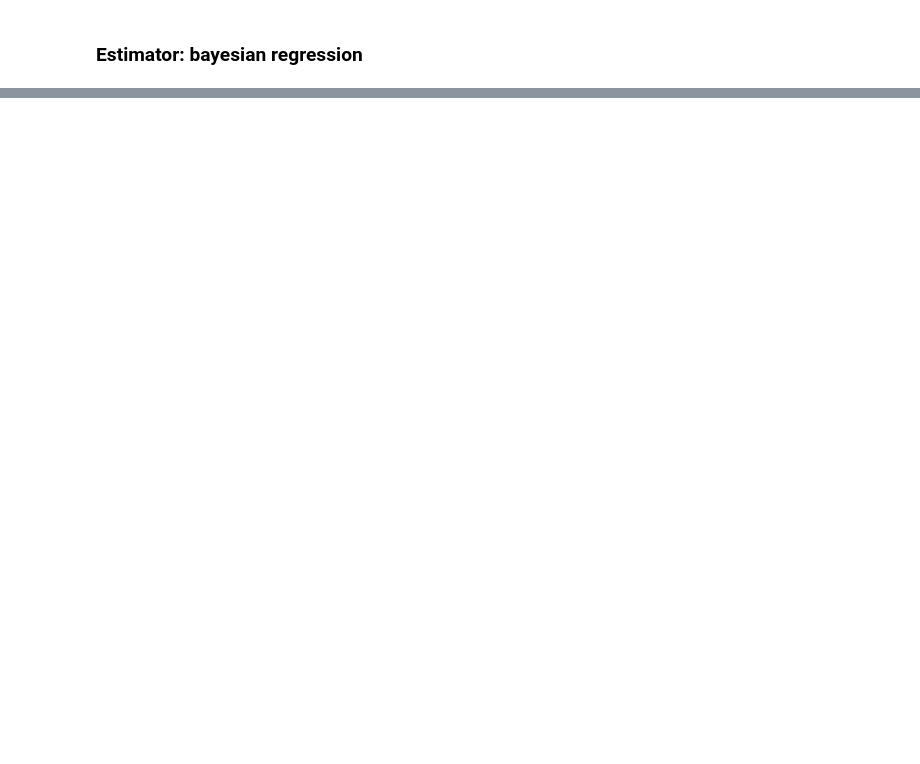
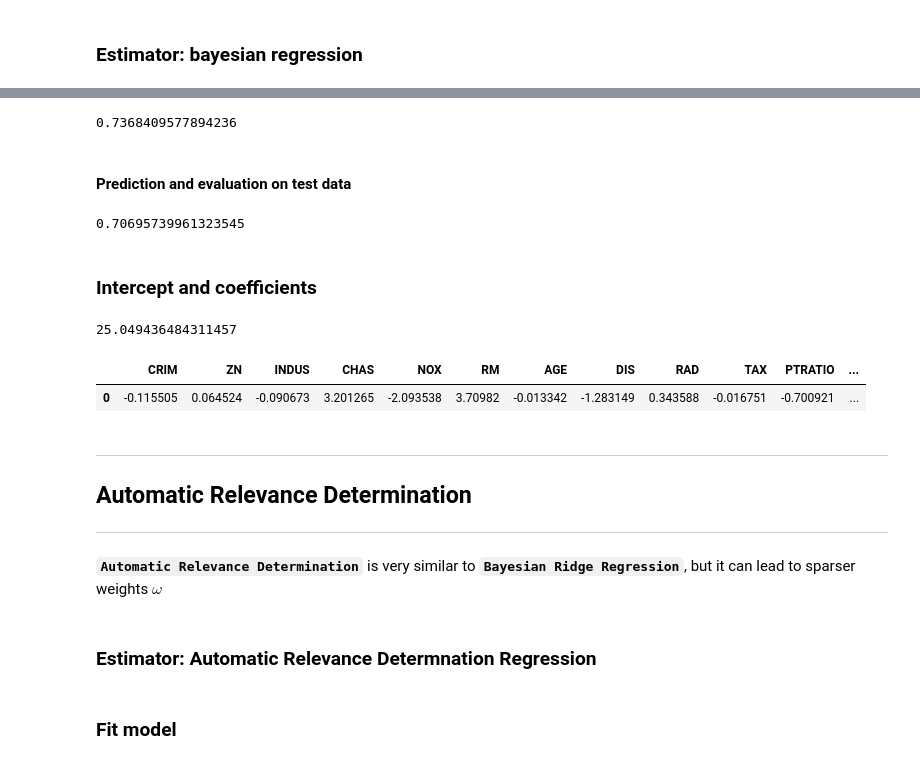
Before and after one commit to MingChen0919/python-machine-learning, a Jupyter notebook: generalized-linear-models.ipynb, the cells around one changed output, grey strips where cells are left out. Saved outputs shown, nothing was run; the diff lists cells and outputs as text; code cells hidden in the pictures; blank space fills up the shorter version.

```diff
--- a/generalized-linear-models.ipynb
+++ b/generalized-linear-models.ipynb
@@ -417,4 +417,4 @@ coef_df
 ### Estimator: bayesian regression
 # %%
 from sklearn.linear_model import BayesianRidge
-br = BayesianRidge()
+br = BayesianRidge(compute_score=True)
@@ -420,0 +423,5 @@ br = BayesianRidge()
+# %%
+y_train_new = y_train.values
+y_train_new.shape = (y_train_new.shape[0])
+# %%
+br.fit(X_train, y_train_new)
@@ -420,0 +435,33 @@ br = BayesianRidge()
+# %%
+pred_train = br.predict(X_train)
+br.score(X_train, y_train)
+# %% [output]
+0.7368409577894236
+# %% [markdown]
+#### Prediction and evaluation on test data
+# %%
+pred_test = br.predict(X_test)
+br.score(X_test, y_test)
+# %% [output]
+0.70695739961323545
+# %% [markdown]
+### Intercept and coefficients
+# %%
+br.intercept_
+# %% [output]
+25.049436484311457
+# %%
+coef_df = pd.DataFrame([br.coef_])
+coef_df.columns = X_train.columns
+coef_df
+# %% [output]
+|  | CRIM | ZN | INDUS | CHAS | NOX | RM | AGE | DIS | RAD | TAX | PTRATIO | ... |
+| 0 | -0.115505 | 0.064524 | -0.090673 | 3.201265 | -2.093538 | 3.70982 | -0.013342 | -1.283149 | 0.343588 | -0.016751 | -0.700921 | ... |
+# %% [markdown]
+---
+## Automatic Relevance Determination
+---
+# %% [markdown]
+**`Automatic Relevance Determination`** is very similar to **`Bayesian Ridge Regression`**, but it can lead to sparser weights $\omega$
+# %% [markdown]
+### Estimator: Automatic Relevance Determnation Regression
@@ -420,0 +471,2 @@ br = BayesianRidge()
+# %% [markdown]
+### Fit model
```
Also changed, not shown: parts of 11 cells of this notebook, 1 other file.
